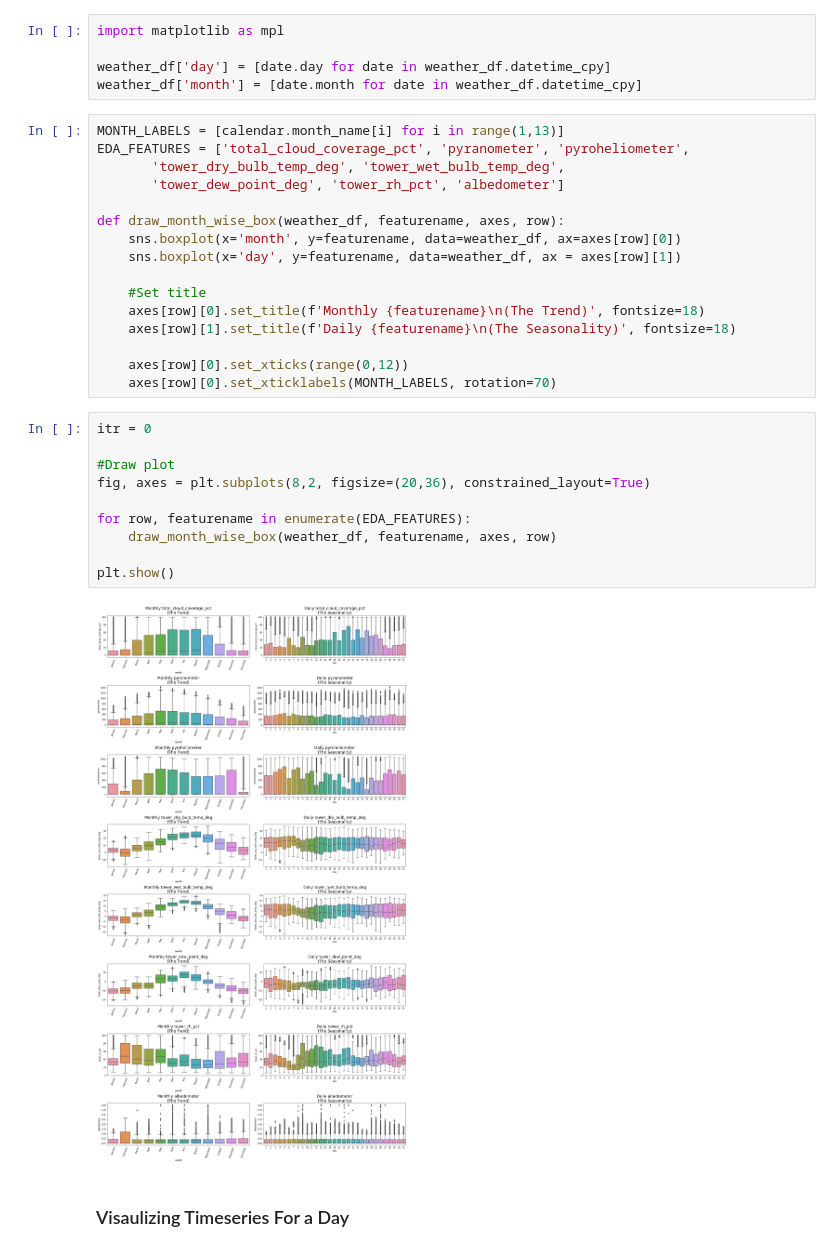
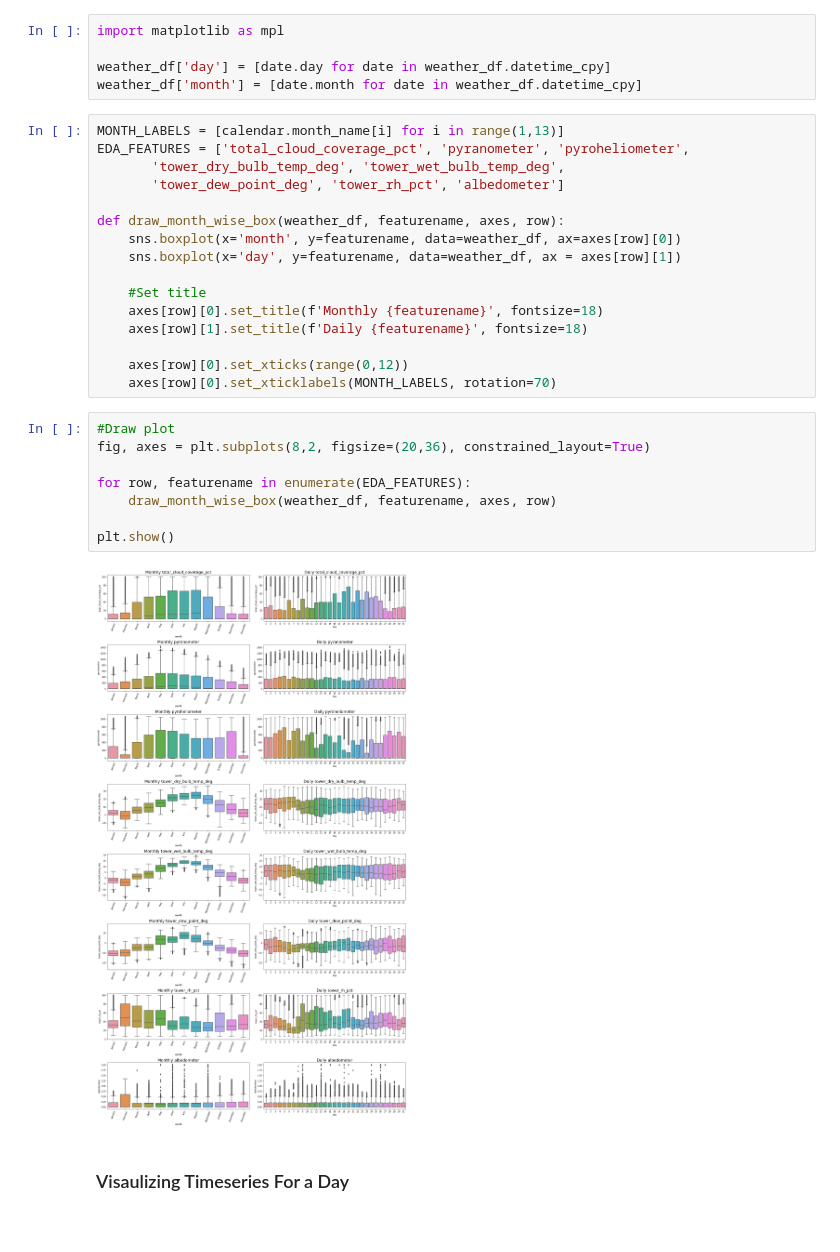
Before and after one commit to mrutyunjay17/solar-cloud-coverage-prediction, a Jupyter notebook: data_analysis.ipynb, the cells around one changed output. Drawn from its saved outputs; the diff is of its cells as text.

```diff
--- a/data_analysis.ipynb
+++ b/data_analysis.ipynb
@@ -397,23 +397,21 @@ def draw_month_wise_box(weather_df, featurename, axes, row):
     sns.boxplot(x='day', y=featurename, data=weather_df, ax = axes[row][1])
 
     #Set title
-    axes[row][0].set_title(f'Monthly {featurename}\n(The Trend)', fontsize=18)
-    axes[row][1].set_title(f'Daily {featurename}\n(The Seasonality)', fontsize=18)
+    axes[row][0].set_title(f'Monthly {featurename}', fontsize=18)
+    axes[row][1].set_title(f'Daily {featurename}', fontsize=18)
 
     axes[row][0].set_xticks(range(0,12))
     axes[row][0].set_xticklabels(MONTH_LABELS, rotation=70)
 # %%
-itr = 0
-
 #Draw plot
 fig, axes = plt.subplots(8,2, figsize=(20,36), constrained_layout=True)
 
 for row, featurename in enumerate(EDA_FEATURES):
     draw_month_wise_box(weather_df, featurename, axes, row)
 
 plt.show()
 # %% [output]
-[figure, old version]
+[figure, new version]
 # %% [markdown]
 ### Visaulizing Timeseries For a Day
 # %%
```
Also changed, not shown: parts of 4 cells of this notebook, 1 other file.
